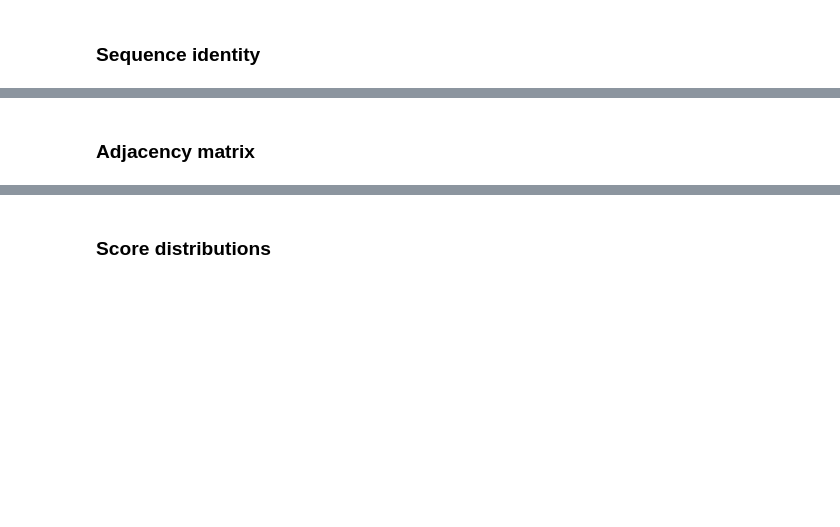
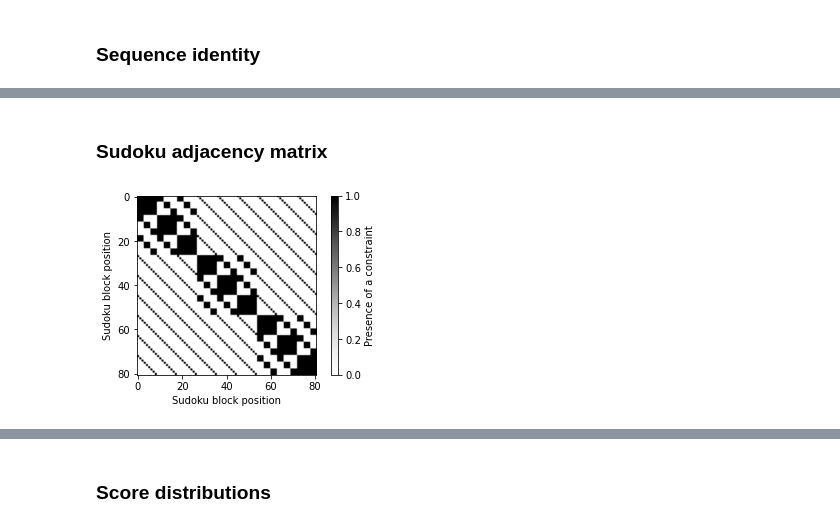
Before and after one commit to ostrokach/proteinsolver, a Jupyter notebook: notebooks/11_analyze_generated_sequences.ipynb, the cells around one changed output, grey strips where cells are left out. Drawn from its saved outputs; the diff is of its cells as text; code cells hidden in the pictures; blank space fills up the shorter version.

Commit message:
Improve quality of adjacency matrix figures; add sudoku adjacency matrix

```diff
--- a/notebooks/11_analyze_generated_sequences.ipynb
+++ b/notebooks/11_analyze_generated_sequences.ipynb
@@ -296,2 +277,39 @@ with plt.rc_context(rc={"font.size": 12}):
 # %% [markdown]
-### Adjacency matrix
+### Sudoku adjacency matrix
+# %%
+sudoku_adj_sparse = proteinsolver.utils.gen_sudoku_graph()
+# %%
+(row, col), values = sudoku_adj_sparse
+sudoku_adj_dense = sp.sparse.coo_matrix(
+    (values.squeeze().numpy(), (row.squeeze().numpy(), col.squeeze().numpy()),)
+).todense()
+# %%
+fig = plt.figure(constrained_layout=False, figsize=(4, 3))
+
+gs = fig.add_gridspec(
+    nrows=1,
+    ncols=2,
+    top=0.98,
+    right=0.85,
+    bottom=0.15,
+    left=0.1,
+    hspace=0,
+    wspace=0,
+    width_ratios=[3, 0.1],  # 16
+)
+
+ax = fig.add_subplot(gs[0, 0])
+cax = fig.add_subplot(gs[0, 1])
+
+out = ax.imshow(sudoku_adj_dense, cmap="Greys")
+ax.set_ylabel("Sudoku block position")
+ax.set_xlabel("Sudoku block position")
+ax.tick_params("both")
+cb = fig.colorbar(out, cax=cax)
+cb.set_label("Presence of a constraint")
+
+fig.savefig(NOTEBOOK_PATH.joinpath("sudoku-adjacency.svg"), dpi=300)
+fig.savefig(NOTEBOOK_PATH.joinpath("sudoku-adjacency.pdf"), dpi=300)
+fig.savefig(NOTEBOOK_PATH.joinpath("sudoku-adjacency.png"), dpi=300)
+# %% [output]
+[figure, added]
```
Also changed, not shown: parts of 25 cells of this notebook.
